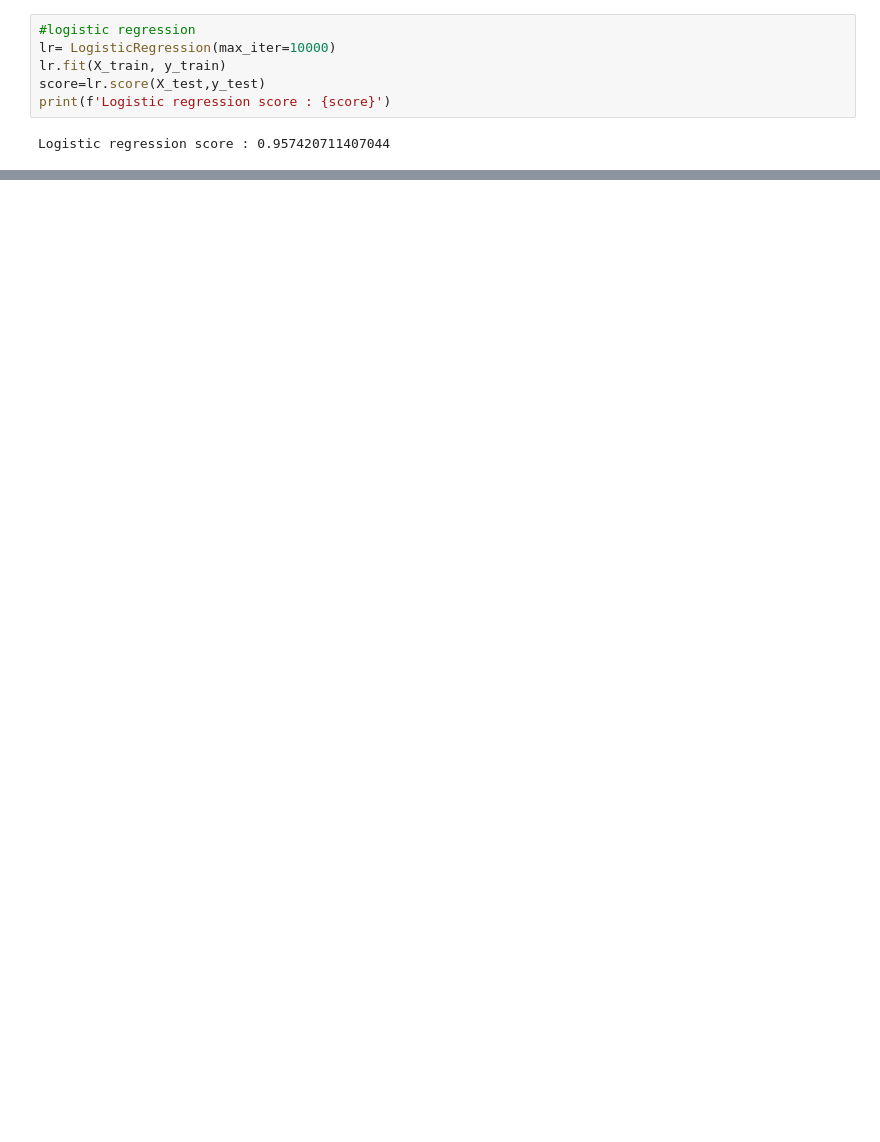
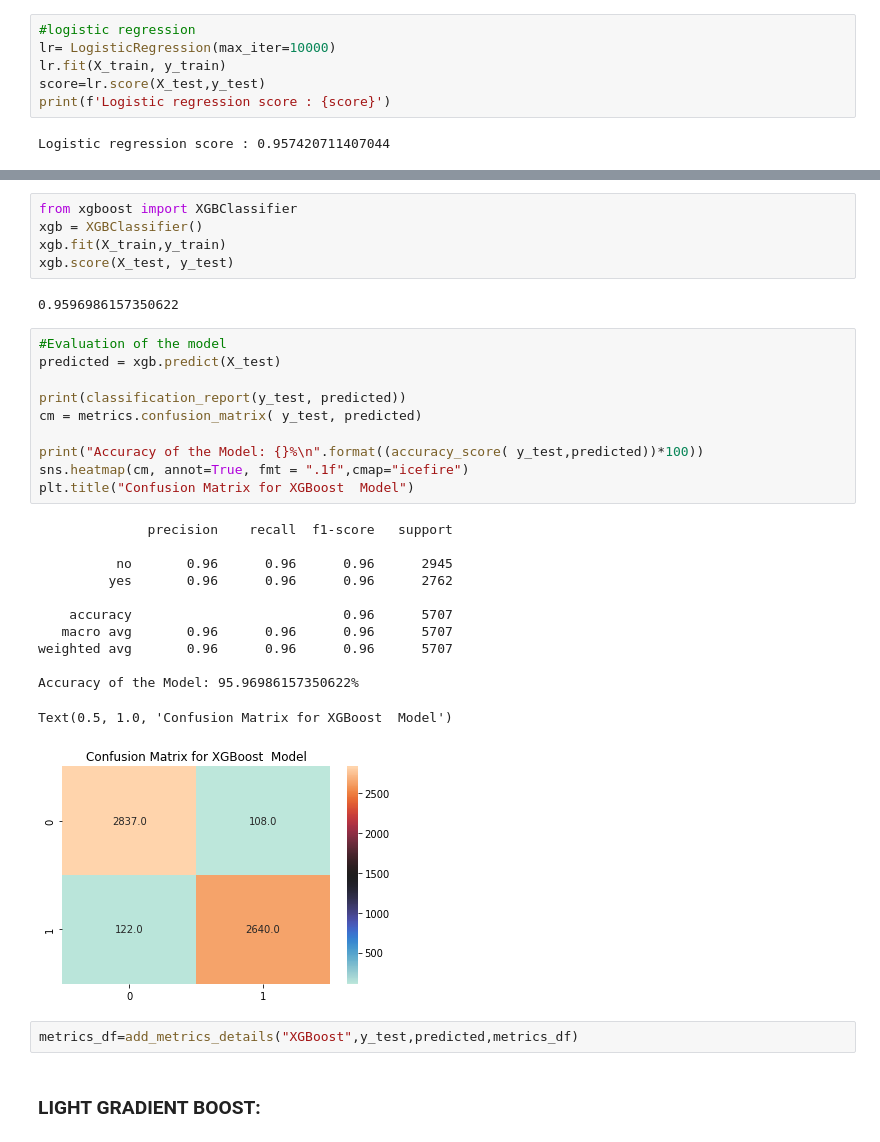
Before and after one commit to paulsoumyadip/airline_referral, a Jupyter notebook: Airline_Passenger_referral_prediction_.ipynb, the cells around one changed output, grey strips where cells are left out. Saved outputs shown, nothing was run; the diff lists cells and outputs as text; blank space fills up the shorter version.

```diff
--- a/Airline_Passenger_referral_prediction_.ipynb
+++ b/Airline_Passenger_referral_prediction_.ipynb
@@ -698,0 +774,34 @@ Logistic regression score : 0.957420711407044
+# %%
+from xgboost import XGBClassifier
+xgb = XGBClassifier()
+xgb.fit(X_train,y_train)
+xgb.score(X_test, y_test)
+# %% [output]
+0.9596986157350622
+# %%
+#Evaluation of the model
+predicted = xgb.predict(X_test)
+
+print(classification_report(y_test, predicted))
+cm = metrics.confusion_matrix( y_test, predicted)
+
+print("Accuracy of the Model: {}%\n".format((accuracy_score( y_test,predicted))*100))
+sns.heatmap(cm, annot=True, fmt = ".1f",cmap="icefire")
+plt.title("Confusion Matrix for XGBoost  Model")
+# %% [output]
+              precision    recall  f1-score   support
+
+          no       0.96      0.96      0.96      2945
+         yes       0.96      0.96      0.96      2762
+
+    accuracy                           0.96      5707
+   macro avg       0.96      0.96      0.96      5707
+weighted avg       0.96      0.96      0.96      5707
+
+Accuracy of the Model: 95.96986157350622%
+Text(0.5, 1.0, 'Confusion Matrix for XGBoost  Model')
+[figure, added]
+# %%
+metrics_df=add_metrics_details("XGBoost",y_test,predicted,metrics_df)
+# %% [markdown]
+### **LIGHT GRADIENT BOOST:**
```
Also changed, not shown: parts of 51 cells of this notebook.
